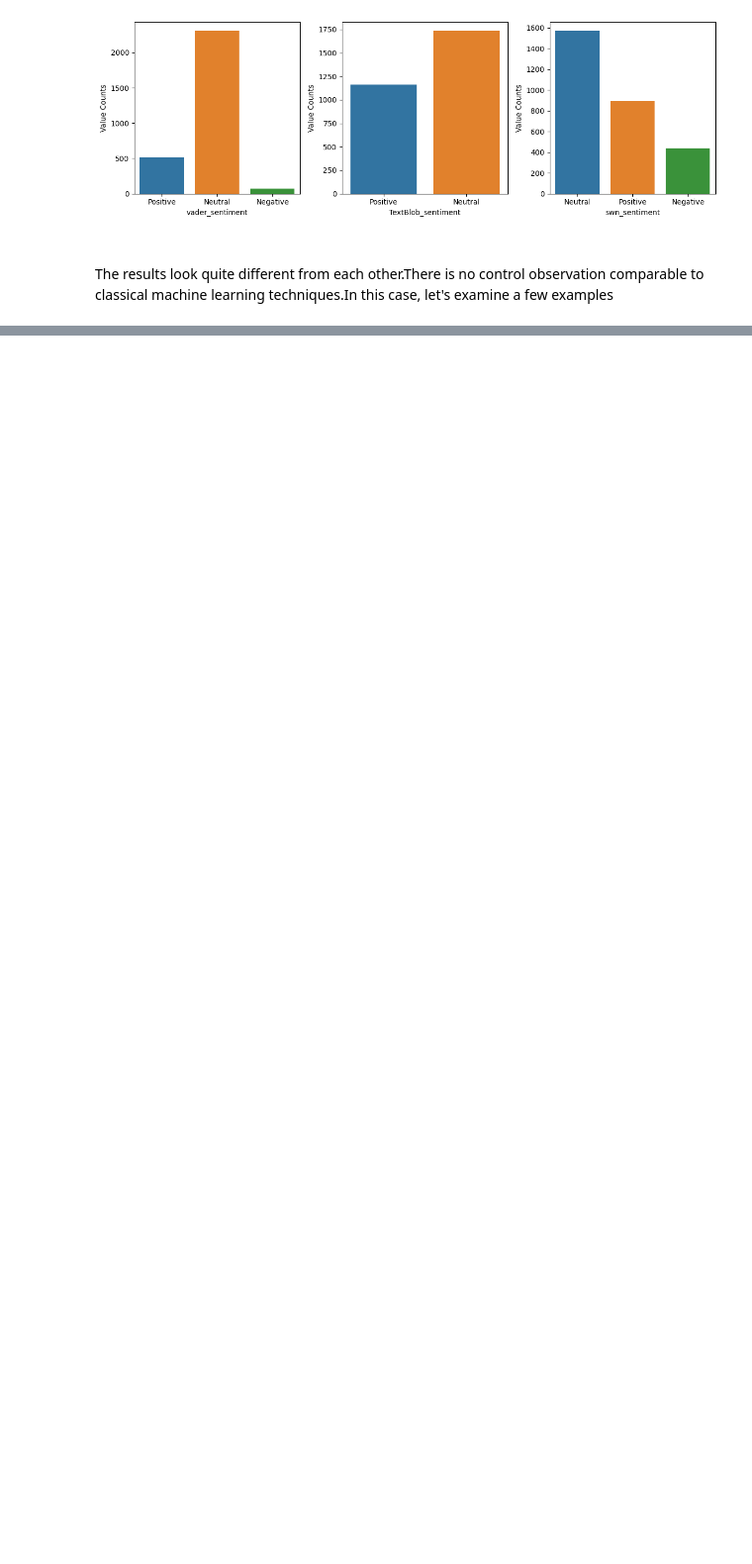
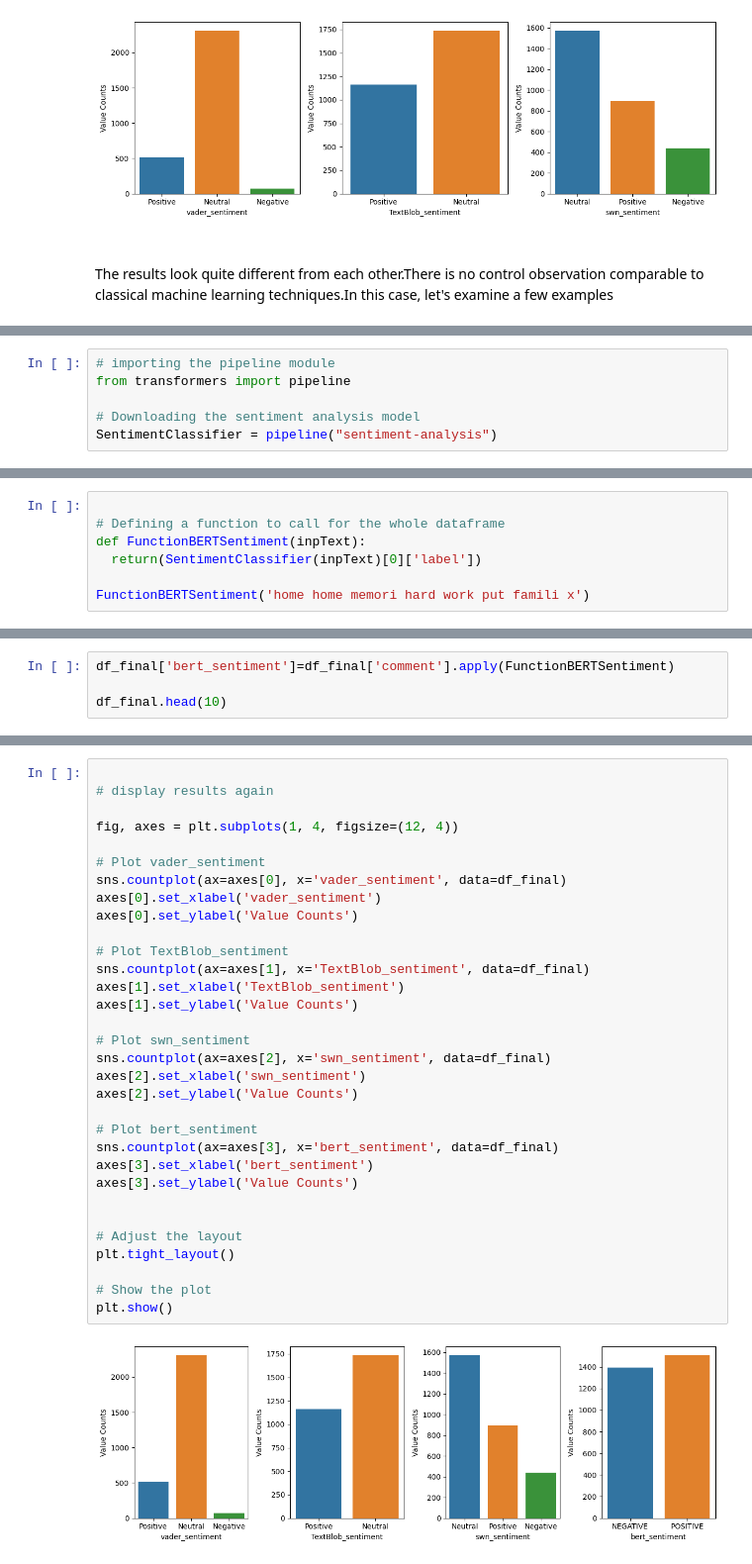
Before and after one commit to aytenkermencct/assesment_cct, a Jupyter notebook: sentiment_analysis.ipynb, the cells around one changed output, grey strips where cells are left out. Shown at 99% size. Saved outputs shown, nothing was run; the diff lists cells and outputs as text; blank space fills up the shorter version.

Commit message:
bert

```diff
--- a/sentiment_analysis.ipynb
+++ b/sentiment_analysis.ipynb
@@ -365,0 +382,6 @@ test_1.head(10)
+# %%
+# importing the pipeline module
+from transformers import pipeline
+
+# Downloading the sentiment analysis model
+SentimentClassifier = pipeline("sentiment-analysis")
@@ -365,0 +408,7 @@ test_1.head(10)
+# %%
+
+# Defining a function to call for the whole dataframe
+def FunctionBERTSentiment(inpText):
+  return(SentimentClassifier(inpText)[0]['label'])
+
+FunctionBERTSentiment('home home memori hard work put famili x')
@@ -365,0 +417,4 @@ test_1.head(10)
+# %%
+df_final['bert_sentiment']=df_final['comment'].apply(FunctionBERTSentiment)
+
+df_final.head(10)
@@ -365,0 +441,34 @@ test_1.head(10)
+# %%
+
+# display results again
+
+fig, axes = plt.subplots(1, 4, figsize=(12, 4))
+
+# Plot vader_sentiment
+sns.countplot(ax=axes[0], x='vader_sentiment', data=df_final)
+axes[0].set_xlabel('vader_sentiment')
+axes[0].set_ylabel('Value Counts')
+
+# Plot TextBlob_sentiment
+sns.countplot(ax=axes[1], x='TextBlob_sentiment', data=df_final)
+axes[1].set_xlabel('TextBlob_sentiment')
+axes[1].set_ylabel('Value Counts')
+
+# Plot swn_sentiment
+sns.countplot(ax=axes[2], x='swn_sentiment', data=df_final)
+axes[2].set_xlabel('swn_sentiment')
+axes[2].set_ylabel('Value Counts')
+
+# Plot bert_sentiment
+sns.countplot(ax=axes[3], x='bert_sentiment', data=df_final)
+axes[3].set_xlabel('bert_sentiment')
+axes[3].set_ylabel('Value Counts')
+
+
+# Adjust the layout
+plt.tight_layout()
+
+# Show the plot
+plt.show()
+# %% [output]
+[figure, added]
```
Also changed, not shown: parts of 10 cells of this notebook.
